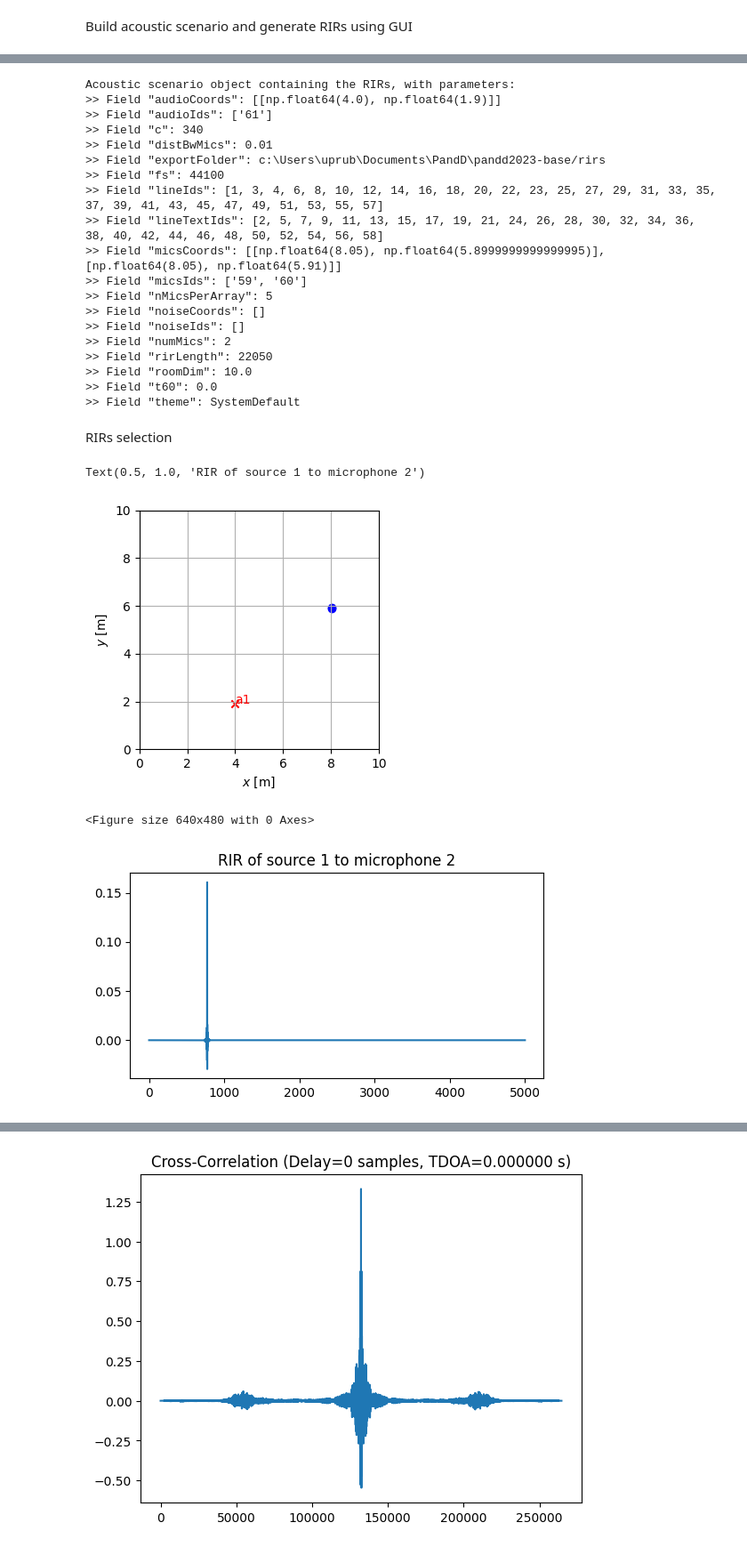
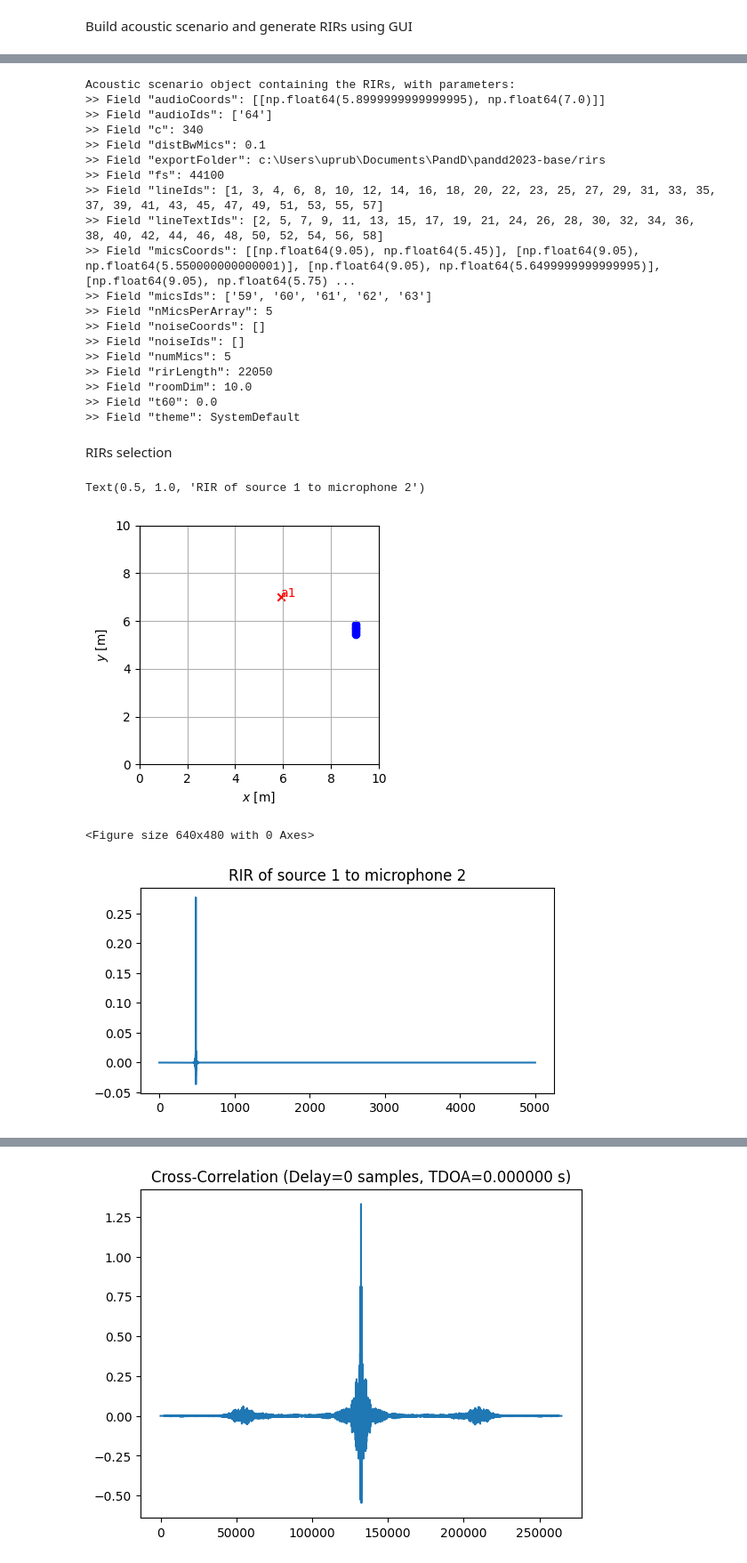
Before and after one commit to HeartUnderBladepyz/P-D-ISSP, a Jupyter notebook: notebook_skeleton.ipynb, the cells around one changed output, grey strips where cells are left out. Shown at 89% size. Saved outputs shown, nothing was run; the diff lists cells and outputs as text; code cells hidden in the pictures.

```diff
--- a/notebook_skeleton.ipynb
+++ b/notebook_skeleton.ipynb
@@ -68,26 +67,26 @@ Acoustic scenario object containing the RIRs, with parameters:
 >> Field "theme": SystemDefault
 # %%
 from package.gui_utils import load_rirs
-
-acousticScenario = load_rirs(path="C:/Users/uprub/Documents/PandD/pandd2023-base/rirs/rirs_20250220_15h37m55s.pkl.gz") # loads the data
+current_rir = "C:/Users/uprub/Documents/PandD/pandd2023-base/rirs/rirs_20250220_16h36m40s.pkl.gz"
+acousticScenario = load_rirs(path=current_rir) # loads the data
 roomDim = acousticScenario.roomDim # access the room dimension [m]
 print(acousticScenario) # print out all parameters
 # %% [output]
 Acoustic scenario object containing the RIRs, with parameters:
->> Field "audioCoords": [[np.float64(4.0), np.float64(1.9)]]
->> Field "audioIds": ['61']
+>> Field "audioCoords": [[np.float64(5.8999999999999995), np.float64(7.0)]]
+>> Field "audioIds": ['64']
 >> Field "c": 340
->> Field "distBwMics": 0.01
+>> Field "distBwMics": 0.1
 >> Field "exportFolder": c:\Users\uprub\Documents\PandD\pandd2023-base/rirs
 >> Field "fs": 44100
 >> Field "lineIds": [1, 3, 4, 6, 8, 10, 12, 14, 16, 18, 20, 22, 23, 25, 27, 29, 31, 33, 35, 37, 39, 41, 43, 45, 47, 49, 51, 53, 55, 57]
 >> Field "lineTextIds": [2, 5, 7, 9, 11, 13, 15, 17, 19, 21, 24, 26, 28, 30, 32, 34, 36, 38, 40, 42, 44, 46, 48, 50, 52, 54, 56, 58]
->> Field "micsCoords": [[np.float64(8.05), np.float64(5.8999999999999995)], [np.float64(8.05), np.float64(5.91)]]
->> Field "micsIds": ['59', '60']
+>> Field "micsCoords": [[np.float64(9.05), np.float64(5.45)], [np.float64(9.05), np.float64(5.550000000000001)], [np.float64(9.05), np.float64(5.6499999999999995)], [np.float64(9.05), np.float64(5.75) ...
+>> Field "micsIds": ['59', '60', '61', '62', '63']
 >> Field "nMicsPerArray": 5
 >> Field "noiseCoords": []
 >> Field "noiseIds": []
->> Field "numMics": 2
+>> Field "numMics": 5
 >> Field "rirLength": 22050
 >> Field "roomDim": 10.0
 >> Field "t60": 0.0
@@ -97,32 +96,33 @@ RIRs selection
 # %%
 import matplotlib.pyplot as plt
 # Select RIRs to be used
 # rirFile = 'rirs/'  # use this to input a specific set of RIRs (full path to .pkl.gz file)
-rirFile = genfcns.select_latest_rir(path='./rirs/')  # use this to select the lastly generated RIRs
+#rirFile = genfcns.select_latest_rir(path='./rirs/')  # use this to select the lastly generated RIRs
+rirFile = current_rir
 # Load from Pickle archive
 acousticScenario = guifcns.load_rirs(path=rirFile)
 # >>> NB: the RIRs can be accessed as acousticScenario.RIRsAudio /or/ RIRsNoise
 acousticScenario.plot_asc()  # show the acoustic scenario as a pl
 
 plt.figure()
 plt.figure(figsize=(6, 3))
 plt.plot(acousticScenario.RIRsAudio[0:5000,1,0])
 plt.title("RIR of source 1 to microphone 2")
 
 # plt.figure()
 # plt.figure(figsize=(6, 3))
 # plt.plot(acousticScenario.RIRsNoise[:,0,0])
 # print(acousticScenario.RIRsAudio.shape)
 # print(acousticScenario)
 
 # print(acousticScenario.RIRsAudio)
 # print(acousticScenario.RIRsNoise.shape)
 # print(acousticScenario)
 # %% [output]
 Text(0.5, 1.0, 'RIR of source 1 to microphone 2')
-[figure, old version]
+[figure, new version]
 <Figure size 640x480 with 0 Axes>
-[figure, old version]
+[figure, new version]
 # %%
 # Part 2
 import scipy
```
Also changed, not shown: parts of 7 cells of this notebook.
